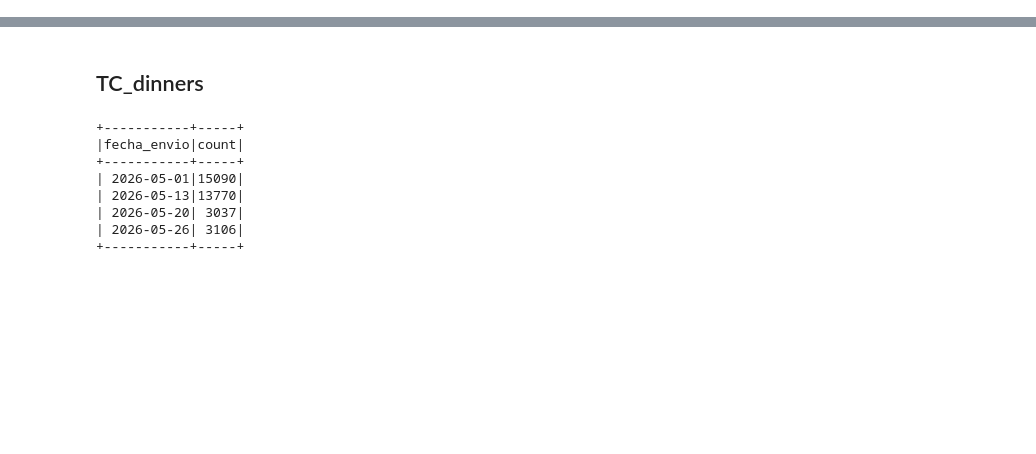
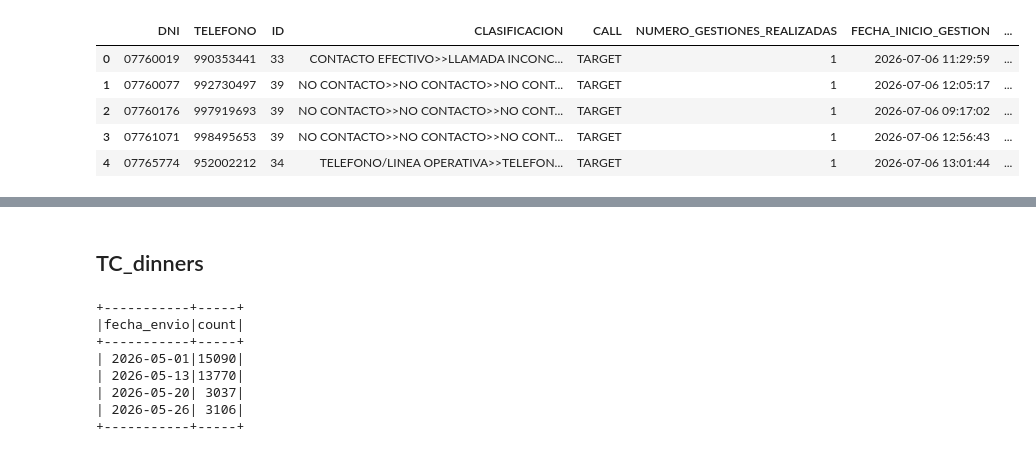
Before and after one commit to fernandolazob/target_script_01, a Jupyter notebook: 02_generar_lista/02_armar_tc_dinner.ipynb, the cells around one changed output, grey strips where cells are left out. Drawn from its saved outputs; the diff is of its cells as text; code cells hidden in the pictures; blank space fills up the shorter version.

```diff
--- a/02_generar_lista/02_armar_tc_dinner.ipynb
+++ b/02_generar_lista/02_armar_tc_dinner.ipynb
@@ -386,0 +391,9 @@ only showing top 5 rows
+# %%
+df_feedback_pd.head()
+# %% [output]
+|  | DNI | TELEFONO | ID | CLASIFICACION | CALL | NUMERO_GESTIONES_REALIZADAS | FECHA_INICIO_GESTION | ... |
+| 0 | 07760019 | 990353441 | 33 | CONTACTO EFECTIVO>>LLAMADA INCONC... | TARGET | 1 | 2026-07-06 11:29:59 | ... |
+| 1 | 07760077 | 992730497 | 39 | NO CONTACTO>>NO CONTACTO>>NO CONT... | TARGET | 1 | 2026-07-06 12:05:17 | ... |
+| 2 | 07760176 | 997919693 | 39 | NO CONTACTO>>NO CONTACTO>>NO CONT... | TARGET | 1 | 2026-07-06 09:17:02 | ... |
+| 3 | 07761071 | 998495653 | 39 | NO CONTACTO>>NO CONTACTO>>NO CONT... | TARGET | 1 | 2026-07-06 12:56:43 | ... |
+| 4 | 07765774 | 952002212 | 34 | TELEFONO/LINEA OPERATIVA>>TELEFON... | TARGET | 1 | 2026-07-06 13:01:44 | ... |
```
Also changed, not shown: parts of 92 cells of this notebook, 45 other files.
